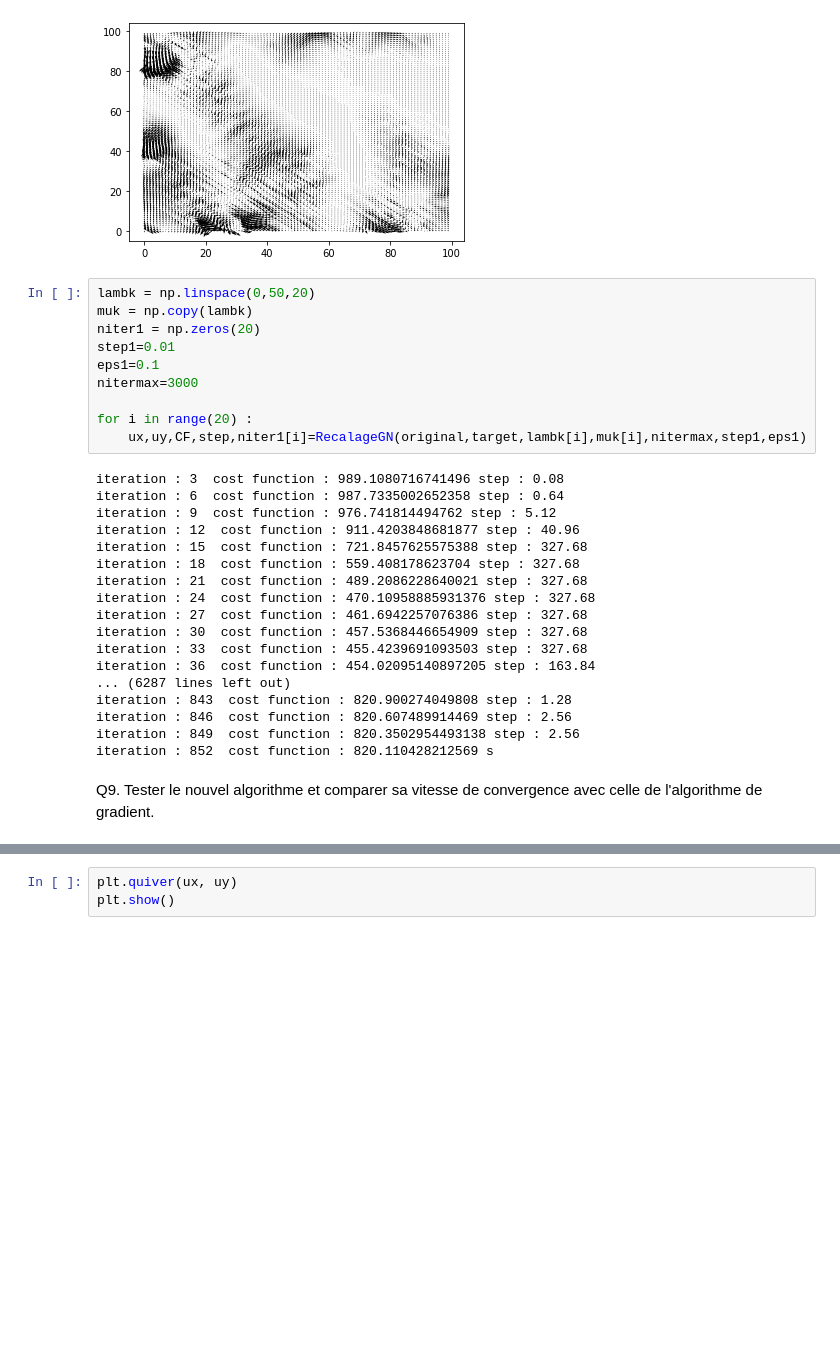
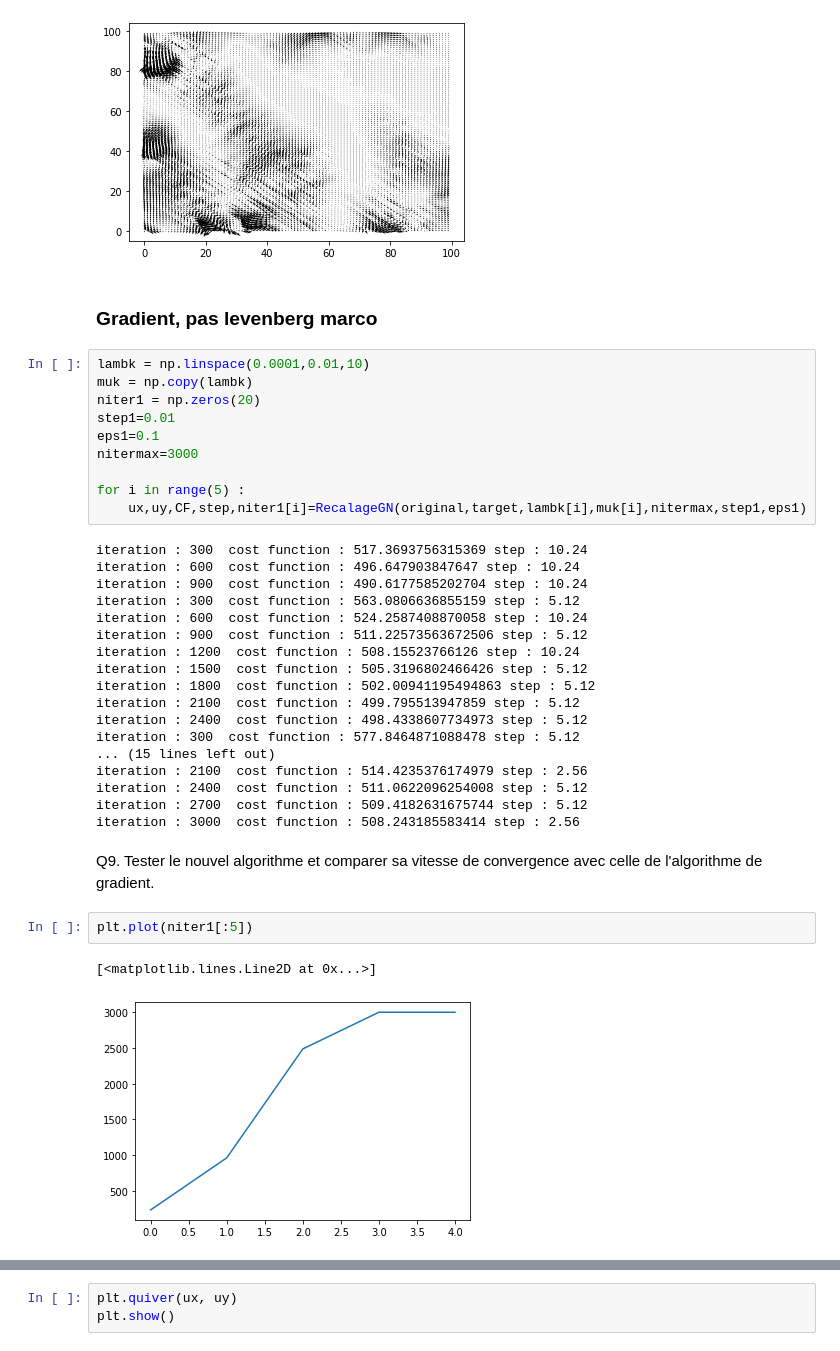
Before and after one commit to YamSok/CESBIO_BIOMASS, a Jupyter notebook: optim.ipynb, the cells around one changed output, grey strips where cells are left out. Cells and saved outputs as stored; diff of their text form; blank space fills up the shorter version.

```diff
--- a/optim.ipynb
+++ b/optim.ipynb
@@ -337,35 +330,42 @@ plt.quiver(ux, uy)
 plt.show()
 # %% [output]
 [figure]
+# %% [markdown]
+### Gradient, pas levenberg marco
 # %%
-lambk = np.linspace(0,50,20)
+lambk = np.linspace(0.0001,0.01,10)
 muk = np.copy(lambk)
 niter1 = np.zeros(20)
 step1=0.01
 eps1=0.1
 nitermax=3000
 
-for i in range(20) :
+for i in range(5) :
     ux,uy,CF,step,niter1[i]=RecalageGN(original,target,lambk[i],muk[i],nitermax,step1,eps1)
 # %% [output]
-iteration : 3  cost function : 989.1080716741496 step : 0.08
-iteration : 6  cost function : 987.7335002652358 step : 0.64
-iteration : 9  cost function : 976.741814494762 step : 5.12
-iteration : 12  cost function : 911.4203848681877 step : 40.96
-iteration : 15  cost function : 721.8457625575388 step : 327.68
-iteration : 18  cost function : 559.408178623704 step : 327.68
-iteration : 21  cost function : 489.2086228640021 step : 327.68
-iteration : 24  cost function : 470.10958885931376 step : 327.68
-iteration : 27  cost function : 461.6942257076386 step : 327.68
-iteration : 30  cost function : 457.5368446654909 step : 327.68
-iteration : 33  cost function : 455.4239691093503 step : 327.68
-iteration : 36  cost function : 454.02095140897205 step : 163.84
-... (6287 lines left out)
-iteration : 843  cost function : 820.900274049808 step : 1.28
-iteration : 846  cost function : 820.607489914469 step : 2.56
-iteration : 849  cost function : 820.3502954493138 step : 2.56
-iteration : 852  cost function : 820.110428212569 s
+iteration : 300  cost function : 517.3693756315369 step : 10.24
+iteration : 600  cost function : 496.647903847647 step : 10.24
+iteration : 900  cost function : 490.6177585202704 step : 10.24
+iteration : 300  cost function : 563.0806636855159 step : 5.12
+iteration : 600  cost function : 524.2587408870058 step : 10.24
+iteration : 900  cost function : 511.22573563672506 step : 5.12
+iteration : 1200  cost function : 508.15523766126 step : 10.24
+iteration : 1500  cost function : 505.3196802466426 step : 5.12
+iteration : 1800  cost function : 502.00941195494863 step : 5.12
+iteration : 2100  cost function : 499.795513947859 step : 5.12
+iteration : 2400  cost function : 498.4338607734973 step : 5.12
+iteration : 300  cost function : 577.8464871088478 step : 5.12
+... (15 lines left out)
+iteration : 2100  cost function : 514.4235376174979 step : 2.56
+iteration : 2400  cost function : 511.0622096254008 step : 5.12
+iteration : 2700  cost function : 509.4182631675744 step : 5.12
+iteration : 3000  cost function : 508.243185583414 step : 2.56
 # %% [markdown]
 Q9. Tester le nouvel algorithme et comparer sa vitesse de convergence avec celle de l'algorithme de gradient.
+# %%
+plt.plot(niter1[:5])
+# %% [output]
+[<matplotlib.lines.Line2D at 0x...>]
+[figure, added]
 # %%
 epsi=0.1
```
Also changed, not shown: parts of 10 cells of this notebook.
